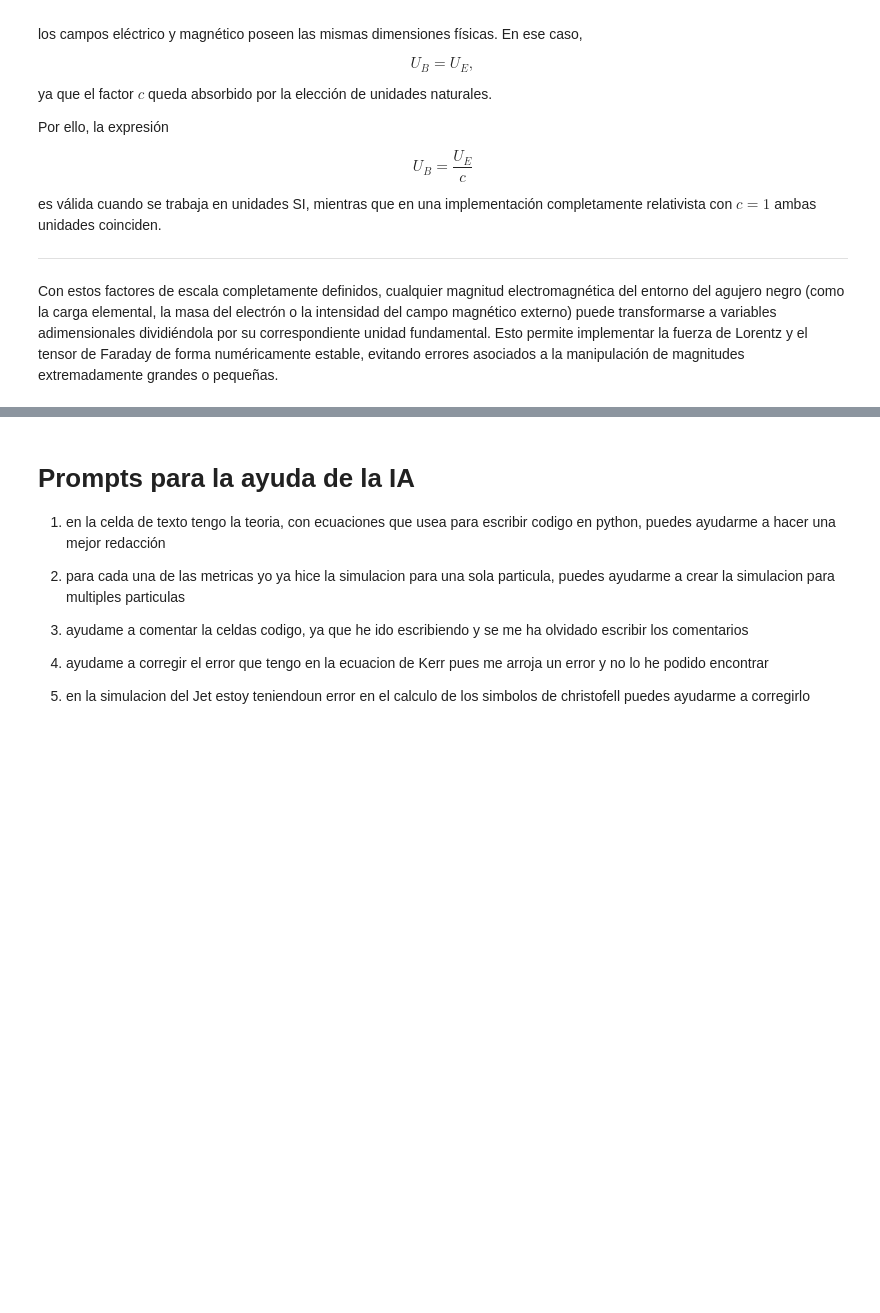
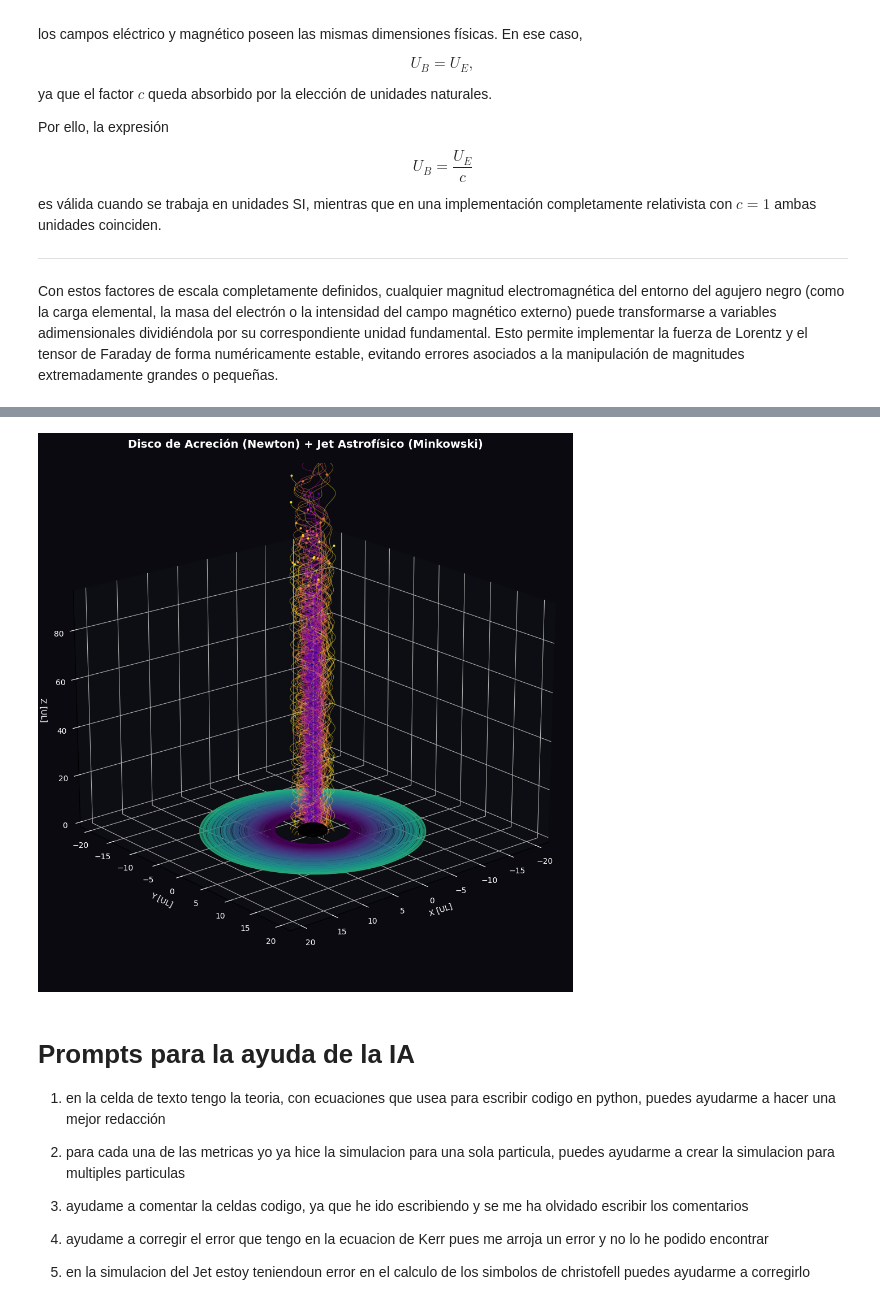
Before and after one commit to nicolasloaizac/Proyecto_Final, a Jupyter notebook: Proyecto_Final.ipynb, the cells around one changed output, grey strips where cells are left out. Cells and saved outputs as stored; diff of their text form; code cells hidden in the pictures; blank space fills up the shorter version.

```diff
--- a/Proyecto_Final.ipynb
+++ b/Proyecto_Final.ipynb
@@ -2336,3 +1698,59 @@ plt.show()
+# %%
+# --- GRÁFICA COMBINADA: DISCO DE ACRECIÓN (NEWTON) + JET (MINKOWSKI) ---
+fig = plt.figure(figsize=(12, 10))
+ax = fig.add_subplot(111, projection='3d')
+ax.view_init(elev=20, azim=50)
+
+# --- DISCO DE ACRECIÓN ---
+for idx, y_particula in enumerate(resultados_disco_3d):
+    x_p, y_p, z_p = y_particula[1], y_particula[2], y_particula[3]
+    r_prom = np.mean(np.sqrt(x_p**2 + y_p**2))
+    color_disco = cm.viridis((r_prom - r_min) / (r_max - r_min))
+    ax.plot(x_p, y_p, z_p, color=color_disco, alpha=0.35, linewidth=0.8)
+
+# --- JET ASTROFÍSICO ---
+colores_jet = cm.plasma((np.array(radios_jet) - r_jet_min) / (r_jet_max - r_jet_min))
+for i in range(len(resultados_jet_x)):
+    ax.plot(resultados_jet_x[i], resultados_jet_y[i], resultados_jet_z[i],
+            color=colores_jet[i], alpha=0.5, linewidth=0.7)
+    ax.scatter(resultados_jet_x[i][-1], resultados_jet_y[i][-1], resultados_jet_z[i][-1],
+               color=colores_jet[i], s=4, alpha=0.9)
+
+# --- AGUJERO NEGRO CENTRAL ---
+u = np.linspace(0, 2 * np.pi, 30)
+v = np.linspace(0, np.pi, 30)
+rs_central = 2.0  # Radio de Schwarzschild (M=1)
+x_bh = rs_central * np.outer(np.cos(u), np.sin(v))
+y_bh = rs_central * np.outer(np.sin(u), np.sin(v))
+z_bh = rs_central * np.outer(np.ones(np.size(u)), np.cos(v))
+ax.plot_surface(x_bh, y_bh, z_bh, color='black', alpha=1.0, zorder=10)
+
+# Eje del jet (referencia visual)
+ax.plot([0, 0], [0, 0], [0, delta_z * 1.2], color='gray', linestyle='--', linewidth=1)
+
+# --- ESTÉTICA ---
+ax.set_facecolor('#0a0a10')
+fig.patch.set_facecolor('#0a0a10')
+ax.xaxis.set_pane_color((0.05, 0.05, 0.08, 1.0))
+ax.yaxis.set_pane_color((0.05, 0.05, 0.08, 1.0))
+ax.zaxis.set_pane_color((0.05, 0.05, 0.08, 1.0))
+
+ax.set_xlabel('X [UL]', color='white')
+ax.set_ylabel('Y [UL]', color='white')
+ax.set_zlabel('Z [UL]', color='white')
+ax.tick_params(colors='white')
+
+lim_xy = r_max * 1.1
+ax.set_xlim(-lim_xy, lim_xy)
+ax.set_ylim(-lim_xy, lim_xy)
+ax.set_zlim(-2, delta_z * 1.2)
+
+plt.title('Disco de Acreción (Newton) + Jet Astrofísico (Minkowski)',
+          color='white', fontsize=14, fontweight='bold', pad=20)
+plt.tight_layout()
+plt.show()
+# %% [output]
+[figure, added]
 # %% [markdown]
 # Prompts para la ayuda de la IA
 
```
Also changed, not shown: parts of 34 cells of this notebook.
